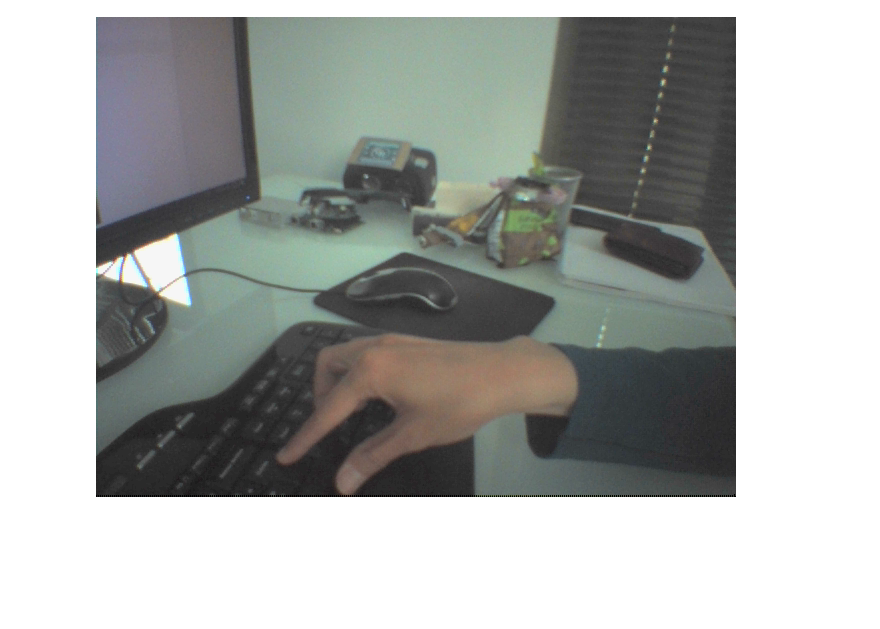
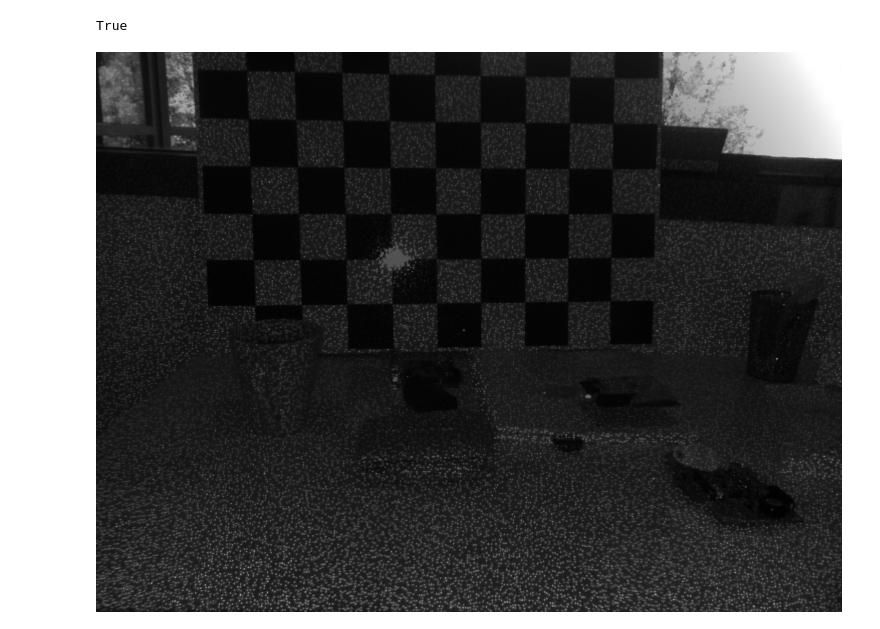
Before and after one commit to tranduytrung/py-occipital-structure, a Jupyter notebook: mybook.ipynb, the cells around one changed output. Cells and saved outputs as stored; diff of their text form; code cells hidden in the pictures; blank space fills up the shorter version.

Commit message:
support get infrared frame

```diff
--- a/mybook.ipynb
+++ b/mybook.ipynb
@@ -219,6 +7,0 @@ class StructureCamera:
-# %%
-sc = StructureCamera()
-# %%
-sc.depth_correction = True
-sc.infrared_auto_exposure = True
-sc.start()
@@ -230,0 +12,11 @@ PIL.Image.fromarray((sc.last_depth_frame()*255).astype('uint8'))
+# %%
+cam = sc.StructureCamera()
+cam.infrared_enabled = True
+cam.visible_enabled = False
+cam.depth_range = sc.StructureCamera.SC_DEPTH_RANGE_VERY_SHORT
+cam.infrared_mode = sc.StructureCamera.SC_INFRARED_MODE_RIGHT
+cam.infrared_auto_exposure = True
+# %%
+cam.start()
+# %% [output]
+True
@@ -231,4 +30,4 @@ PIL.Image.fromarray((sc.last_depth_frame()*255).astype('uint8'))
 # %%
-PIL.Image.fromarray(sc.last_visible_frame())
+PIL.Image.fromarray(bytescaling(cam.last_infrared_frame()))
 # %% [output]
-[figure, old version]
+[figure, new version]
```
Also changed, not shown: parts of 11 cells of this notebook, 4 other files.
